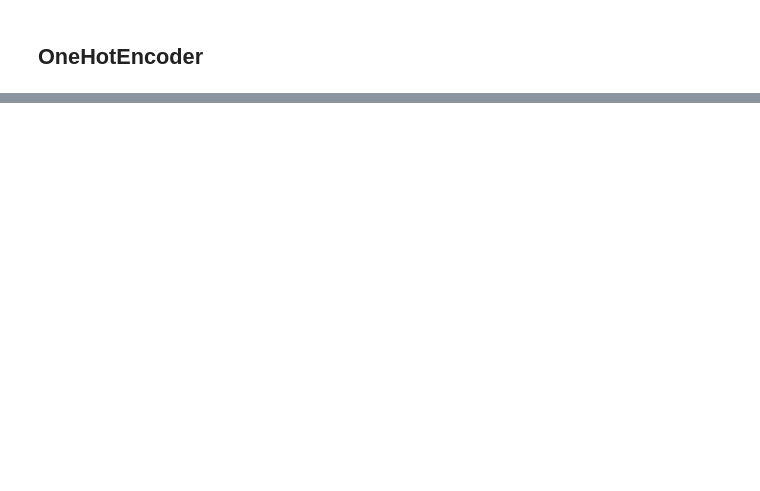
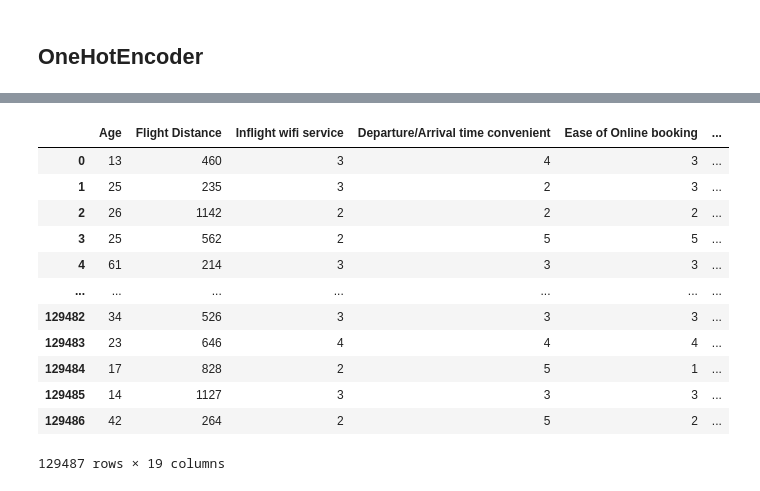
Before and after one commit to MLol-3/AeroPulse, a Jupyter notebook: data-analysis/data_dummy.ipynb, the cells around one changed output, grey strips where cells are left out. Saved outputs shown, nothing was run; the diff lists cells and outputs as text; code cells hidden in the pictures; blank space fills up the shorter version.

```diff
--- a/data-analysis/data_dummy.ipynb
+++ b/data-analysis/data_dummy.ipynb
@@ -65,0 +225,17 @@ df_encoded
+# %%
+df_drop_object = df_copy_cleaned.drop(encoded_need, axis=1)
+df_drop_object
+# %% [output]
+|  | Age | Flight Distance | Inflight wifi service | Departure/Arrival time convenient | Ease of Online booking | ... |
+| 0 | 13 | 460 | 3 | 4 | 3 | ... |
+| 1 | 25 | 235 | 3 | 2 | 3 | ... |
+| 2 | 26 | 1142 | 2 | 2 | 2 | ... |
+| 3 | 25 | 562 | 2 | 5 | 5 | ... |
+| 4 | 61 | 214 | 3 | 3 | 3 | ... |
+| ... | ... | ... | ... | ... | ... | ... |
+| 129482 | 34 | 526 | 3 | 3 | 3 | ... |
+| 129483 | 23 | 646 | 4 | 4 | 4 | ... |
+| 129484 | 17 | 828 | 2 | 5 | 1 | ... |
+| 129485 | 14 | 1127 | 3 | 3 | 3 | ... |
+| 129486 | 42 | 264 | 2 | 5 | 2 | ... |
+129487 rows × 19 columns
```
Also changed, not shown: parts of 53 cells of this notebook, 3 other files.
